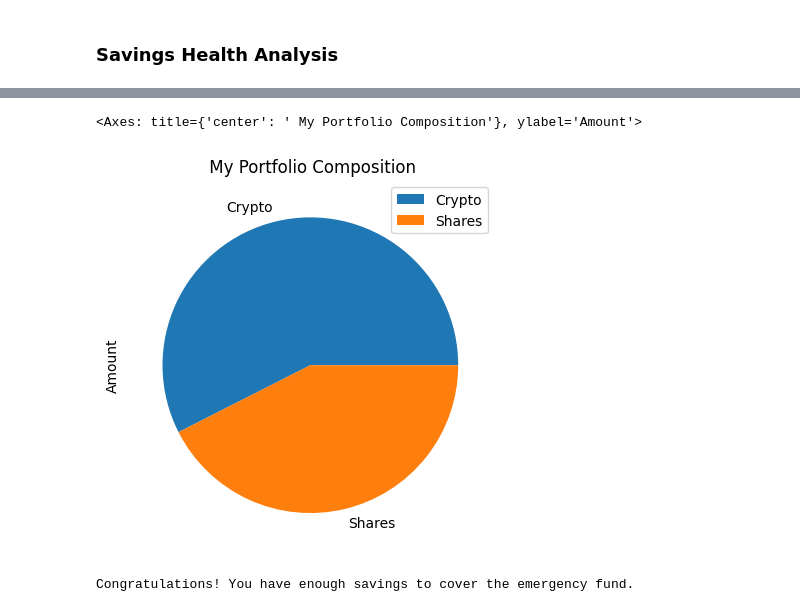
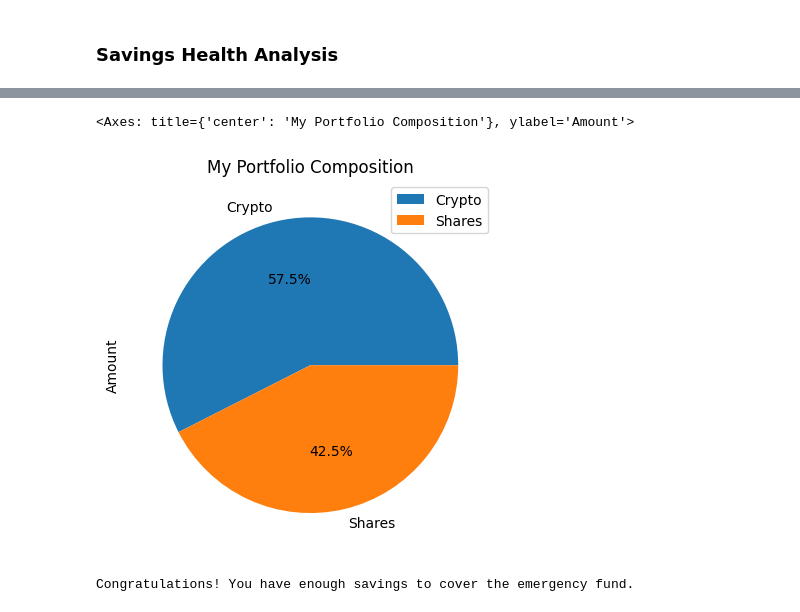
Before and after one commit to chyj0805/APIs-Homeowrk-Financial-Planning, a Jupyter notebook: Code/financial-planner.ipynb, the cells around one changed output, grey strips where cells are left out. Cells and saved outputs as stored; diff of their text form; code cells hidden in the pictures.

Commit message:
added % on the pie chart, round amount

```diff
--- a/Code/financial-planner.ipynb
+++ b/Code/financial-planner.ipynb
@@ -169,7 +169,7 @@ shares_total_value = my_spy_value + my_agg_value
 
 # Create the df_savings DataFrame
 df_savings = pd.DataFrame({'Amount': [crypto_total_value, shares_total_value]}, index=['Crypto', 'Shares'])
-
+df_savings['Amount'] = df_savings['Amount'].round(2)
 # Display the savings DataFrame
 df_savings
 # %% [output]
@@ -179,9 +179,10 @@ df_savings
 # %%
 # Plot savings pie chart
-df_savings.plot.pie(y="Amount", title=" My Portfolio Composition")
+#df_savings.plot.pie(y="Amount", title=" My Portfolio Composition")
+df_savings.plot.pie(y="Amount", autopct='%1.1f%%', title="My Portfolio Composition")
 # %% [output]
-<Axes: title={'center': ' My Portfolio Composition'}, ylabel='Amount'>
+<Axes: title={'center': 'My Portfolio Composition'}, ylabel='Amount'>
-[figure, old version]
+[figure, new version]
 # %%
 # Validate saving health
 def saving_health(monthly_income):
```
Also changed, not shown: parts of 1 cell of this notebook.
